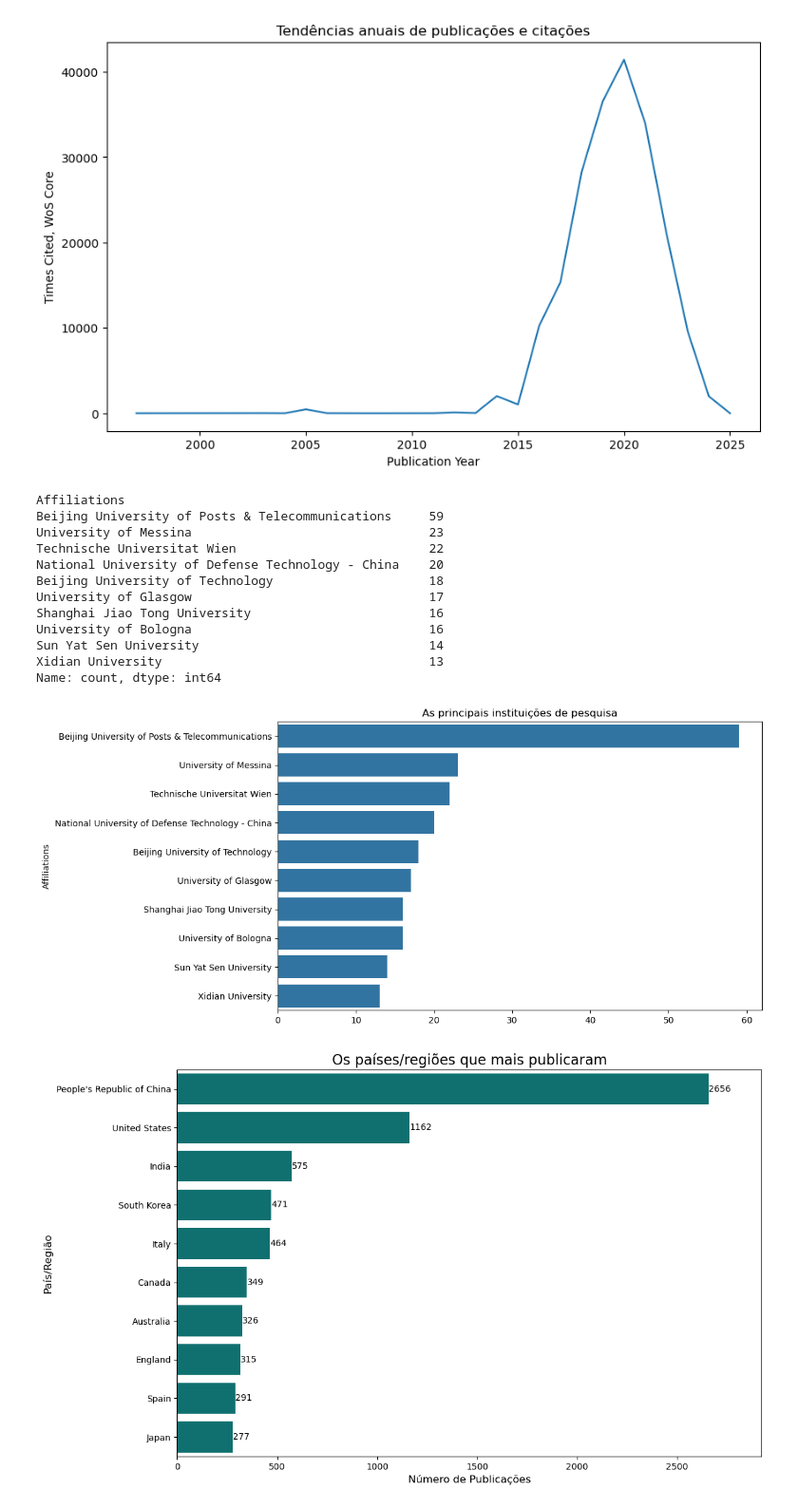
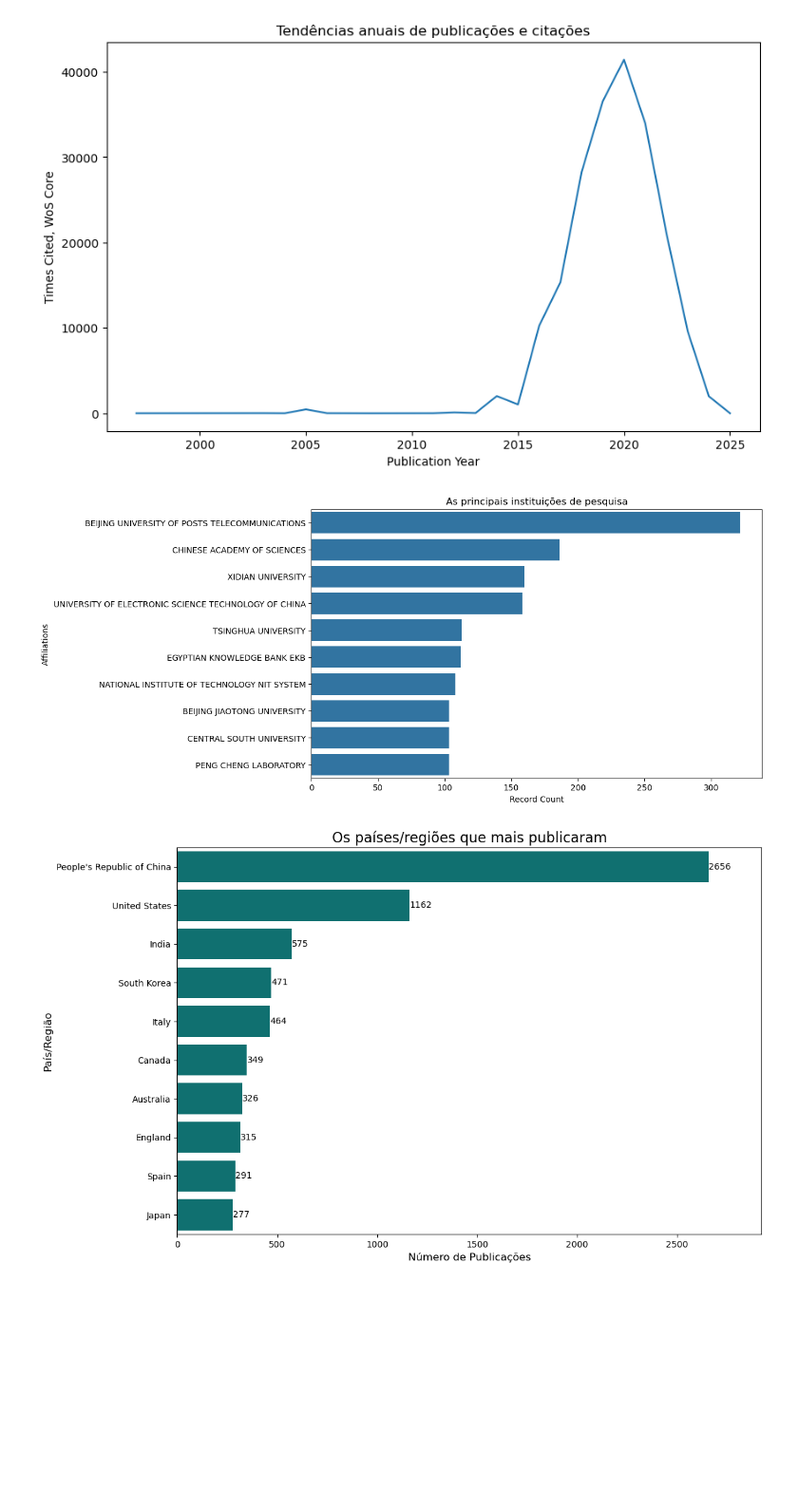
Before and after one commit to fernandoareias/literature-analysis, a Jupyter notebook: Analise.ipynb, the cells around one changed output. Shown at 95% size. Drawn from its saved outputs; the diff is of its cells as text; code cells hidden in the pictures; blank space fills up the shorter version.

```diff
--- a/Analise.ipynb
+++ b/Analise.ipynb
@@ -250,30 +251,19 @@ plt.show()
 # %% [output]
 [figure]
 # %%
-# 5. As principais instituições de pesquisa
-df_temp = pd.read_excel('datasets/artigos_processado.xlsx', engine='openpyxl')
+#RQ5: Quais são as principais instituições de pesquisa em EC-IoT?
 
+top_institutions = df_temp[['Affiliations', 'Record Count']].nlargest(10, 'Record Count')
 
-institutions_data = df_temp['Affiliations'].value_counts().head(10)
-print(institutions_data)
+# Criar o gráfico de barras
 plt.figure(figsize=(10,6))
-sns.barplot(x=institutions_data.values, y=institutions_data.index)
+sns.barplot(x=top_institutions['Record Count'], y=top_institutions['Affiliations'])
 plt.title('As principais instituições de pesquisa')
+plt.xlabel('Record Count')
+plt.ylabel('Affiliations')
 plt.show()
 # %% [output]
-Affiliations
-Beijing University of Posts & Telecommunications     59
-University of Messina                                23
-Technische Universitat Wien                          22
-National University of Defense Technology - China    20
-Beijing University of Technology                     18
-University of Glasgow                                17
-Shanghai Jiao Tong University                        16
-University of Bologna                                16
-Sun Yat Sen University                               14
-Xidian University                                    13
-Name: count, dtype: int64
-[figure, old version]
+[figure, new version]
 # %%
 def clean_country_name(name):
     name = name.strip()
```
Also changed, not shown: parts of 3 cells of this notebook, 17 other files.
